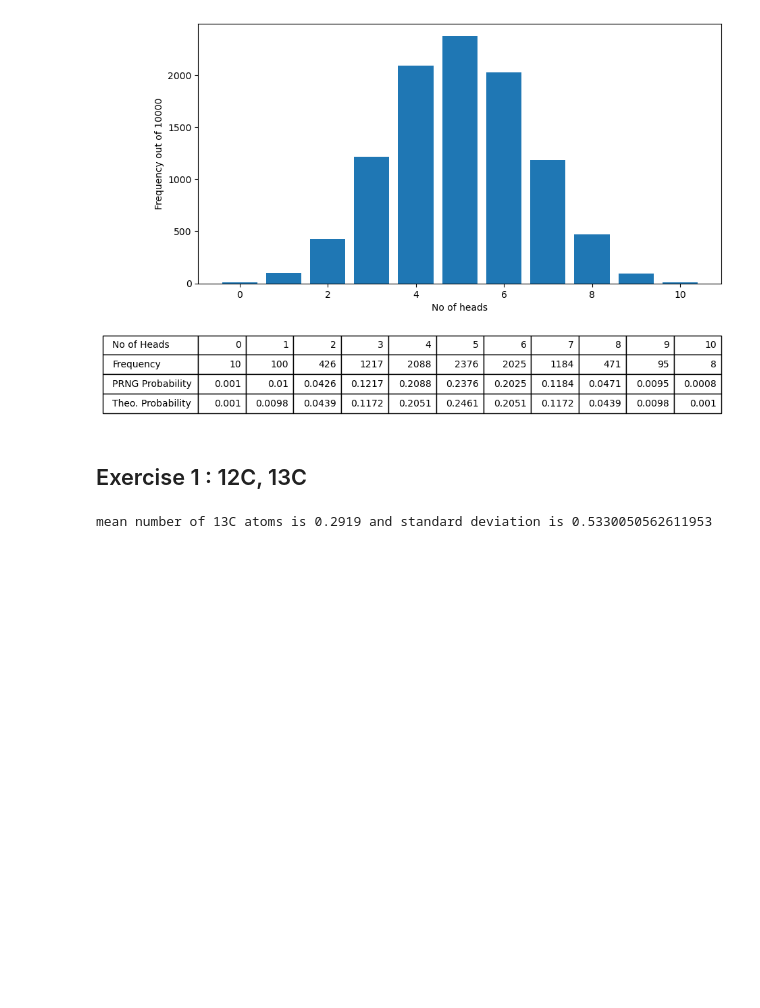
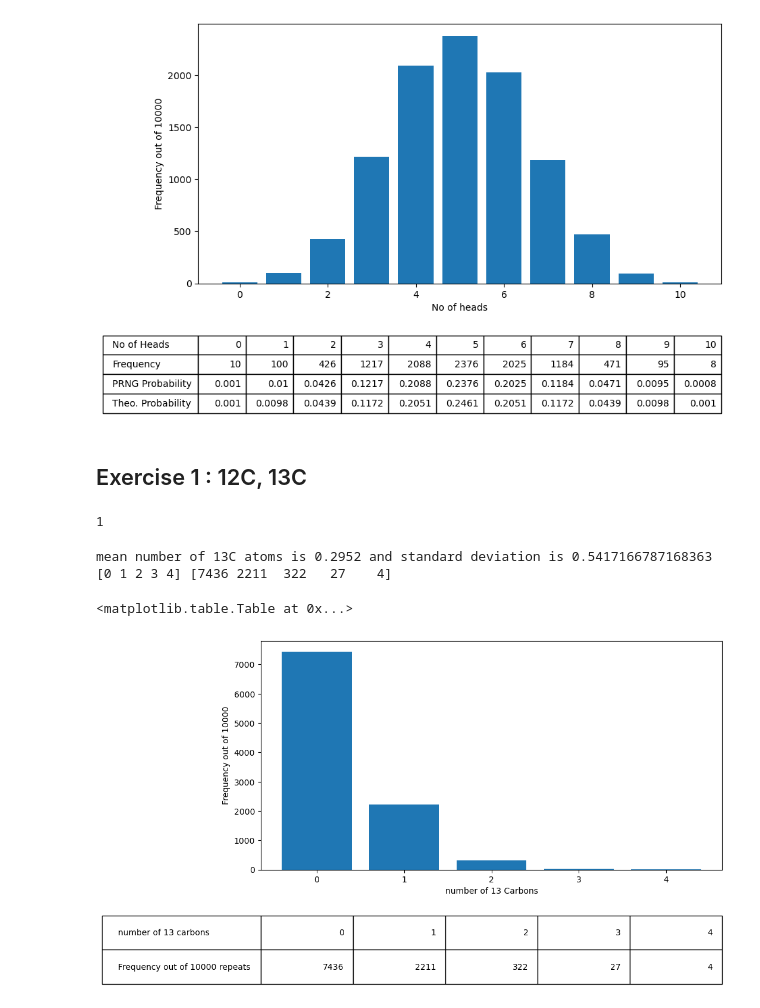
Before and after one commit to SPS-SP2273/learning-portfolio-ntyl03, a Jupyter notebook: random numbers/random_numbers_(need).ipynb, the cells around one changed output. Drawn from its saved outputs; the diff is of its cells as text; code cells hidden in the pictures; blank space fills up the shorter version.

```diff
--- a/random numbers/random_numbers_(need).ipynb
+++ b/random numbers/random_numbers_(need).ipynb
@@ -197,9 +197,29 @@ def thirteen_carbon(no_of_atoms=27, probability=.9889):
     results = np.random.rand(no_of_atoms)
     no_of_13carbon = np.sum(results > probability)
     return no_of_13carbon
+# %%
+no_of_13carbon = thirteen_carbon(no_of_atoms=27)
+print(no_of_13carbon)
+# %% [output]
+1
 # %%
 no_of_repeats = 10_000
 result = [thirteen_carbon() for _ in range(no_of_repeats)]
 print(f'mean number of 13C atoms is {np.mean(result)} and standard deviation is {np.std(result)}')
+no_of_13Cs, atom_counts=np.unique(result, return_counts=True)
+print(no_of_13Cs, atom_counts)
 # %% [output]
-mean number of 13C atoms is 0.2919 and standard deviation is 0.5330050562611953
+mean number of 13C atoms is 0.2952 and standard deviation is 0.5417166787168363
+[0 1 2 3 4] [7436 2211  322   27    4]
+# %%
+plt.rcParams['figure.figsize']= 10,5
+plt.bar(no_of_13Cs, atom_counts);
+plt.xlabel('number of 13 Carbons')
+plt.ylabel(f'Frequency out of {number_of_repeats}')
+plt.table([no_of_13Cs, atom_counts],
+          rowLabels=['number of 13 carbons', 'Frequency out of 10000 repeats'],
+          loc='bottom',
+          bbox=[0, -0.5, 1, 0.3])
+# %% [output]
+<matplotlib.table.Table at 0x...>
+[figure, added]
```
Also changed, not shown: parts of 2 cells of this notebook.
